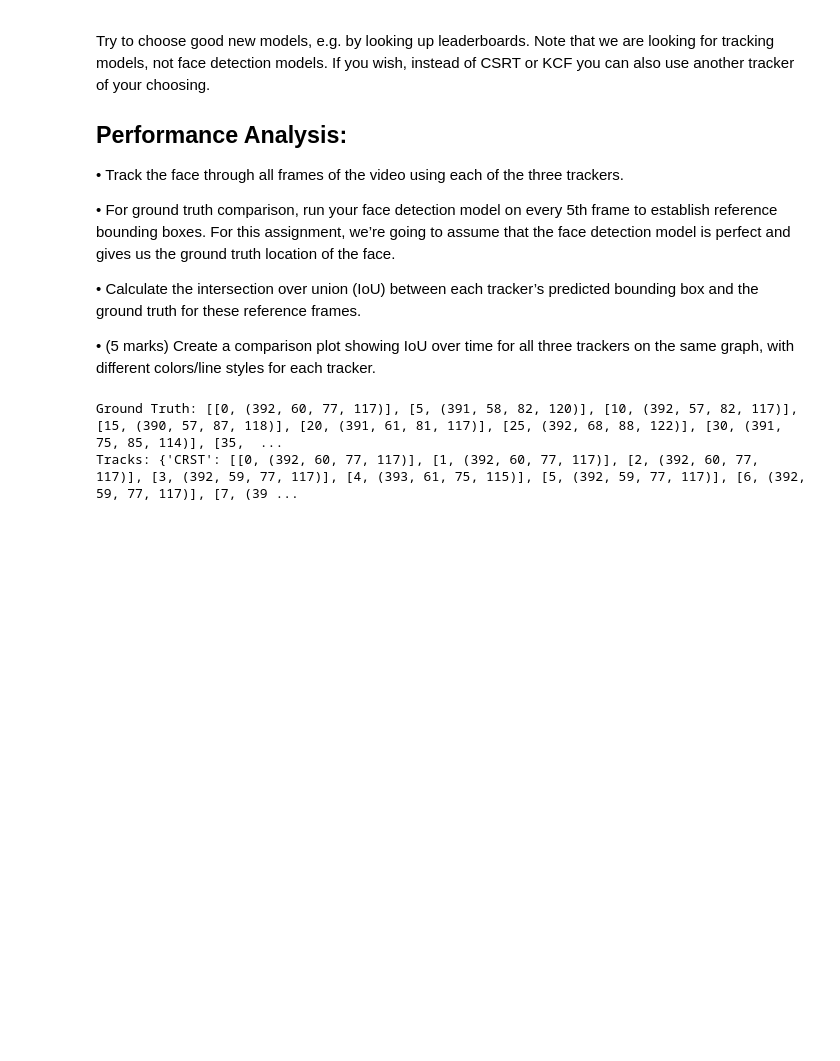
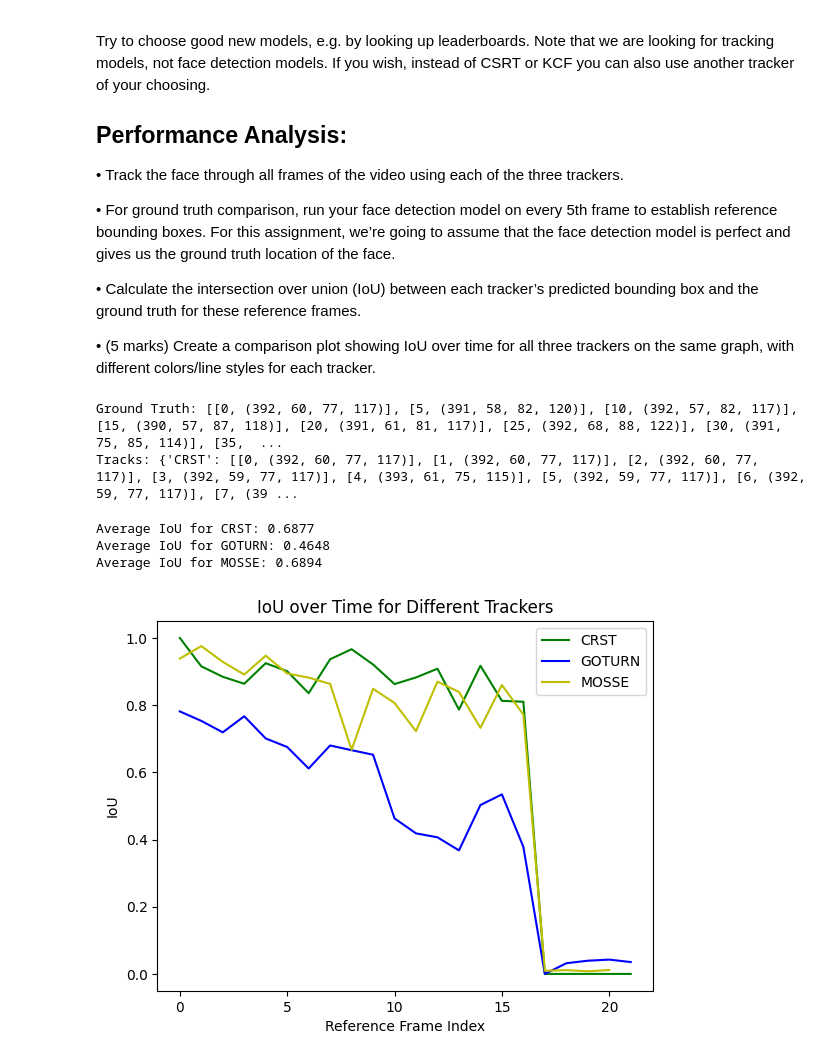
Before and after one commit to jrai51/Comp-Vision-CSC2503, a Jupyter notebook: hw1.ipynb, the cells around one changed output. Drawn from its saved outputs; the diff is of its cells as text; code cells hidden in the pictures; blank space fills up the shorter version.

Commit message:
updated tracking comparisons

```diff
--- a/hw1.ipynb
+++ b/hw1.ipynb
@@ -329,6 +329,60 @@ cv2.destroyAllWindows()
 
 print("Ground Truth:", gt)
 print("Tracks:", tracks)
+
+tracks['ground_truth'] = gt
+
+# save tracks dict as json
+import json
+with open("tracks.json", "w") as f:
+    json.dump(tracks, f)
 # %% [output]
 Ground Truth: [[0, (392, 60, 77, 117)], [5, (391, 58, 82, 120)], [10, (392, 57, 82, 117)], [15, (390, 57, 87, 118)], [20, (391, 61, 81, 117)], [25, (392, 68, 88, 122)], [30, (391, 75, 85, 114)], [35,  ...
 Tracks: {'CRST': [[0, (392, 60, 77, 117)], [1, (392, 60, 77, 117)], [2, (392, 60, 77, 117)], [3, (392, 59, 77, 117)], [4, (393, 61, 75, 115)], [5, (392, 59, 77, 117)], [6, (392, 59, 77, 117)], [7, (39 ...
+# %%
+# Calculate the intersection over union (IoU) between each tracker’s predicted bounding box and the ground truth for these reference frames.
+ious = {"CRST": [], "GOTURN": [], "MOSSE": []}
+def bb_intersection_over_union(boxA, boxB):
+    # boxes are stored as (x,y,w,h)
+    xA = max(boxA[0], boxB[0])
+    yA = max(boxA[1], boxB[1])
+    xB = min(boxA[0] + boxA[2], boxB[0] + boxB[2])
+    yB = min(boxA[1] + boxA[3], boxB[1] + boxB[3])
+    interArea = max(0, xB - xA) * max(0, yB - yA)
+    boxAArea = boxA[2] * boxA[3]
+    boxBArea = boxB[2] * boxB[3]
+    iou = interArea / float(boxAArea + boxBArea - interArea)
+    return iou
+
+for method in ["CRST", "GOTURN", "MOSSE"]:
+    for gt_frame, gt_box in gt:
+        # find the corresponding box in tracks
+        pred_boxes = [box for frame, box in tracks[method] if frame == gt_frame]
+        if len(pred_boxes) > 0:
+            pred_box = pred_boxes[0]
+            iou = bb_intersection_over_union(gt_box, pred_box)
+            ious[method].append(iou)
+    if len(ious[method]) > 0:
+        avg_iou = sum(ious[method]) / len(ious[method])
+    else:
+        avg_iou = 0
+    print(f"Average IoU for {method}: {avg_iou:.4f}")
+
+# Create a comparison plot showing IoU over time for all three trackers on the same graph, with different colors/line styles for each tracker.
+import matplotlib.pyplot as plt
+for method, color in zip(["CRST", "GOTURN", "MOSSE"], ['g', 'b', 'y']):
+    plt.plot(range(len(ious[method])), ious[method], label=method, color=color)
+
+plt.xlabel("Reference Frame Index")
+plt.ylabel("IoU")
+plt.title("IoU over Time for Different Trackers")
+plt.legend()
+plt.savefig("iou_comparison.png")# save plot as png
+
+
+plt.show()
+# %% [output]
+Average IoU for CRST: 0.6877
+Average IoU for GOTURN: 0.4648
+Average IoU for MOSSE: 0.6894
+[figure, added]
```
Also changed, not shown: 2 other files.
